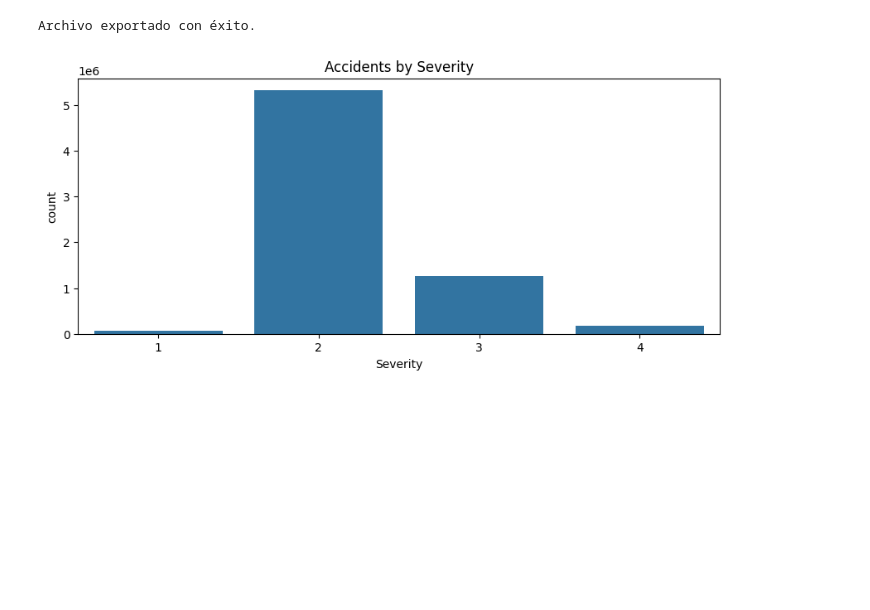
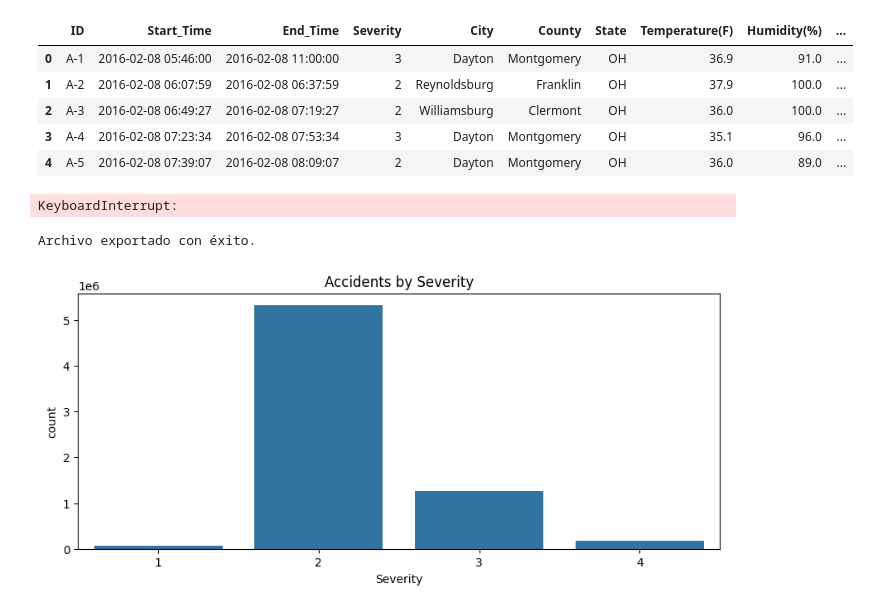
Before and after one commit to datannie/traffic-accidents-powerbi-python, a Jupyter notebook: notebooks/accident_analysis.ipynb, the cells around one changed output. Saved outputs shown, nothing was run; the diff lists cells and outputs as text; code cells hidden in the pictures; blank space fills up the shorter version.

```diff
--- a/notebooks/accident_analysis.ipynb
+++ b/notebooks/accident_analysis.ipynb
@@ -0,0 +1,9 @@
+# %%
+df.head()
+# %% [output]
+|  | ID | Start_Time | End_Time | Severity | City | County | State | Temperature(F) | Humidity(%) | ... |
+| 0 | A-1 | 2016-02-08 05:46:00 | 2016-02-08 11:00:00 | 3 | Dayton | Montgomery | OH | 36.9 | 91.0 | ... |
+| 1 | A-2 | 2016-02-08 06:07:59 | 2016-02-08 06:37:59 | 2 | Reynoldsburg | Franklin | OH | 37.9 | 100.0 | ... |
+| 2 | A-3 | 2016-02-08 06:49:27 | 2016-02-08 07:19:27 | 2 | Williamsburg | Clermont | OH | 36.0 | 100.0 | ... |
+| 3 | A-4 | 2016-02-08 07:23:34 | 2016-02-08 07:53:34 | 3 | Dayton | Montgomery | OH | 35.1 | 96.0 | ... |
+| 4 | A-5 | 2016-02-08 07:39:07 | 2016-02-08 08:09:07 | 2 | Dayton | Montgomery | OH | 36.0 | 89.0 | ... |
@@ -0,0 +14,4 @@
+# %%
+df.to_csv("processed_accidents.csv", index=False)
+# %% [output]
+KeyboardInterrupt:
```
Also changed, not shown: parts of 2 cells of this notebook, 1 other file.
